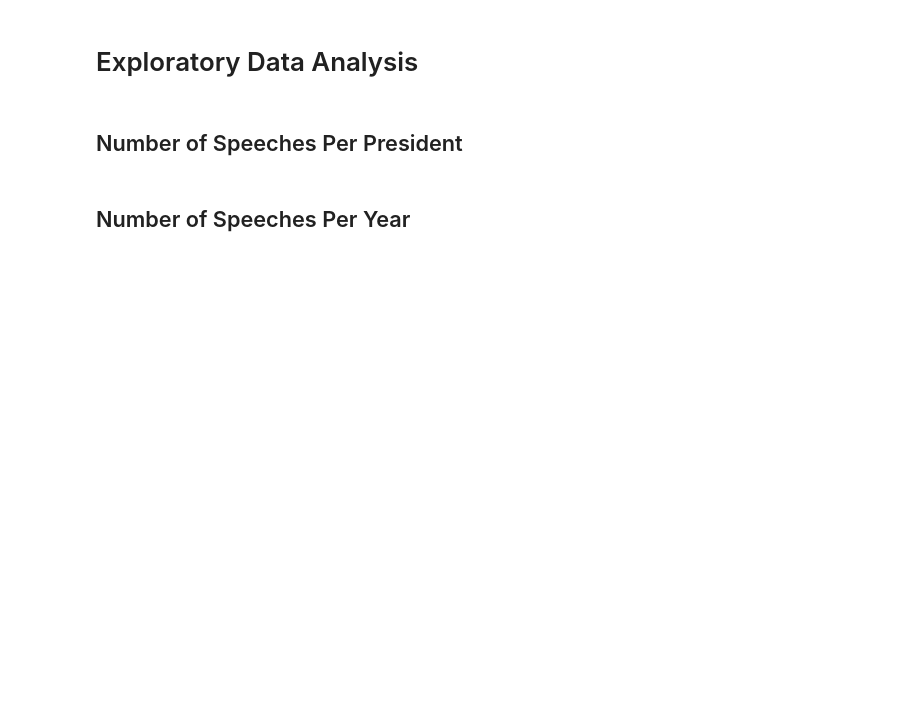
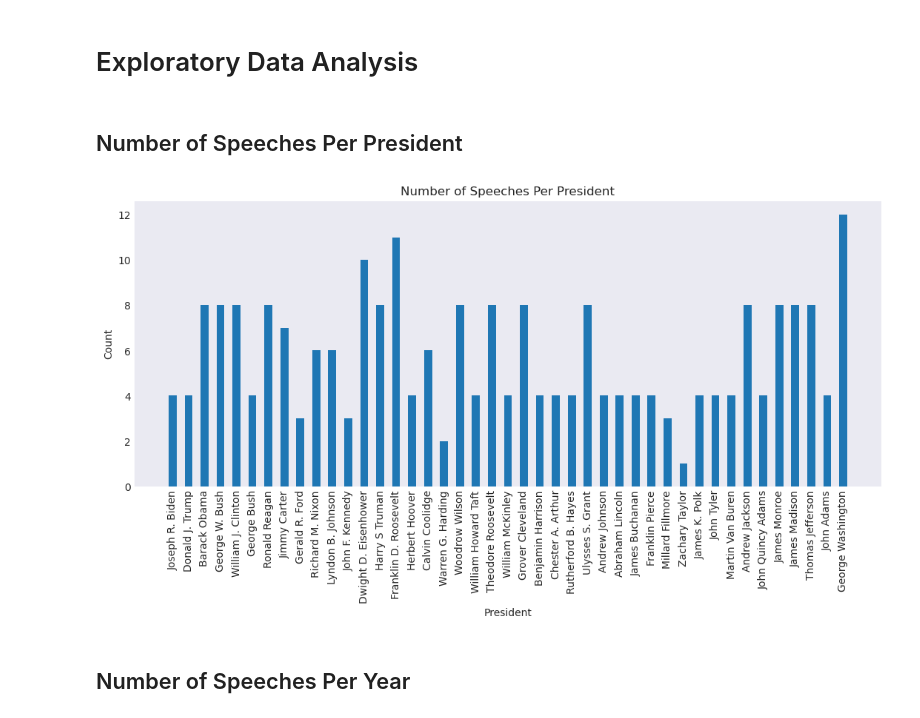
Before and after one commit to UCB-stat-159-f25/proj02-group27, a Jupyter notebook: nlp-P01.ipynb, the cells around one changed output. Drawn from its saved outputs; the diff is of its cells as text; code cells hidden in the pictures; blank space fills up the shorter version.

```diff
--- a/nlp-P01.ipynb
+++ b/nlp-P01.ipynb
@@ -18,11 +31,15 @@ sou
 # %%
 year_counts = sou.groupby('President',sort=False)['Year'].count().reset_index()
 ax=plt.subplots(figsize=(13,5))
 ax=plt.bar(data=year_counts,x='President',height='Year',width=0.5)
 plt.xticks(rotation=90)
 plt.title('Number of Speeches Per President')
 plt.xlabel('President')
 plt.ylabel('Count')
+outplot1 = "nspp.png"
+plt.savefig("outputs/"+outplot1,format="png")
+# %% [output]
+[figure, added]
 # %% [markdown]
 ## Number of Speeches Per Year
 # %%
```
Also changed, not shown: parts of 6 cells of this notebook, 6 other files.
